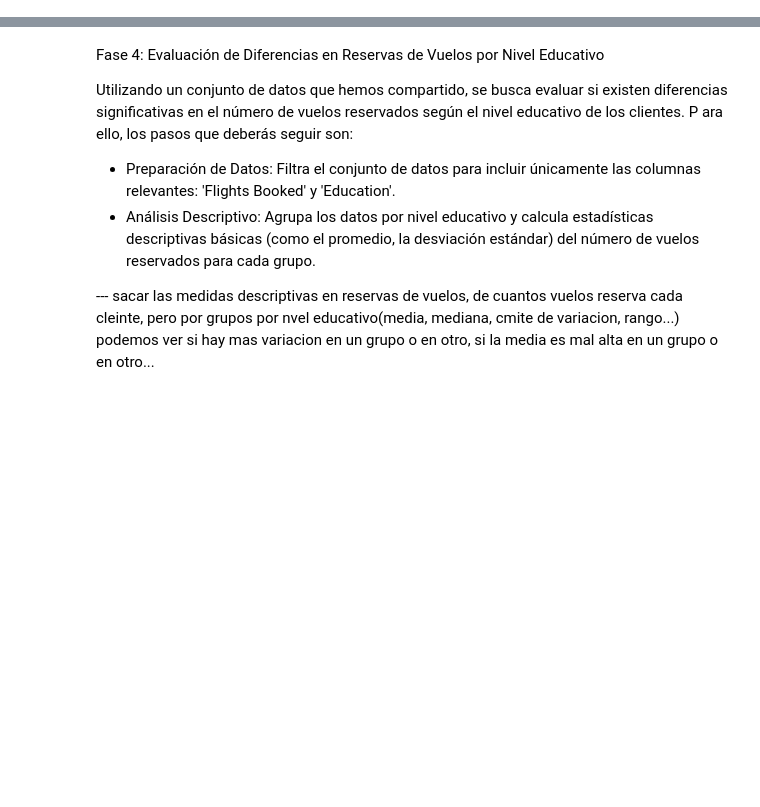
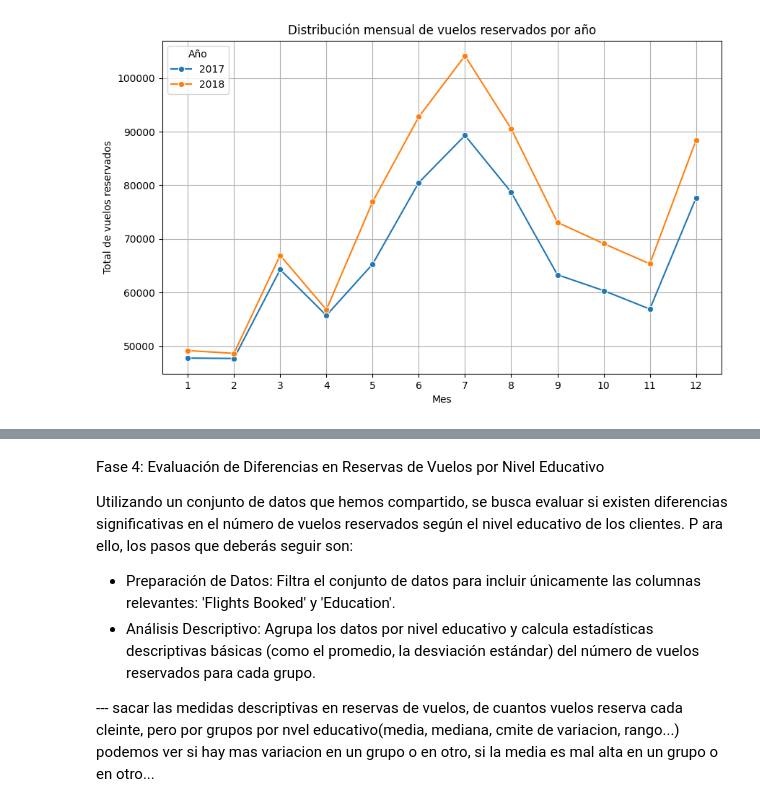
Before and after one commit to Adalab/bda-modulo-3-evaluacion-final-sanchocotanda, a Jupyter notebook: ejercicio_fase_3_y_4.ipynb, the cells around one changed output, grey strips where cells are left out. Drawn from its saved outputs; the diff is of its cells as text; code cells hidden in the pictures; blank space fills up the shorter version.

```diff
--- a/ejercicio_fase_3_y_4.ipynb
+++ b/ejercicio_fase_3_y_4.ipynb
@@ -12,0 +21,2 @@ En todos los ejercicios, no te quedes solo con la representación visual: añade
+# %%
+df_unido = pd.read_csv("documentos_unidos.csv")
@@ -12,0 +34,4 @@ En todos los ejercicios, no te quedes solo con la representación visual: añade
+# %%
+# vuelos reservados por mes
+reserva_vuelos_mes = df_unido.groupby(["year", "month"])["flights_booked"].sum().reset_index()
+reserva_vuelos_mes
@@ -12,0 +56,22 @@ En todos los ejercicios, no te quedes solo con la representación visual: añade
+# %%
+
+plt.figure(figsize=(10,6))
+sns.lineplot(
+    data=reserva_vuelos_mes,
+    x="month",
+    y="flights_booked",
+    hue="year",
+    marker="o",
+    palette="tab10"  # paleta categórica estándar con colores contrastantes
+)
+
+plt.title("Distribución mensual de vuelos reservados por año")
+plt.xlabel("Mes")
+plt.ylabel("Total de vuelos reservados")
+plt.xticks(range(1,13))
+plt.grid(True)
+plt.legend(title="Año", loc="upper left")
+
+plt.show()
+# %% [output]
+[figure, added]
```
Also changed, not shown: parts of 29 cells of this notebook, 1 other file.
